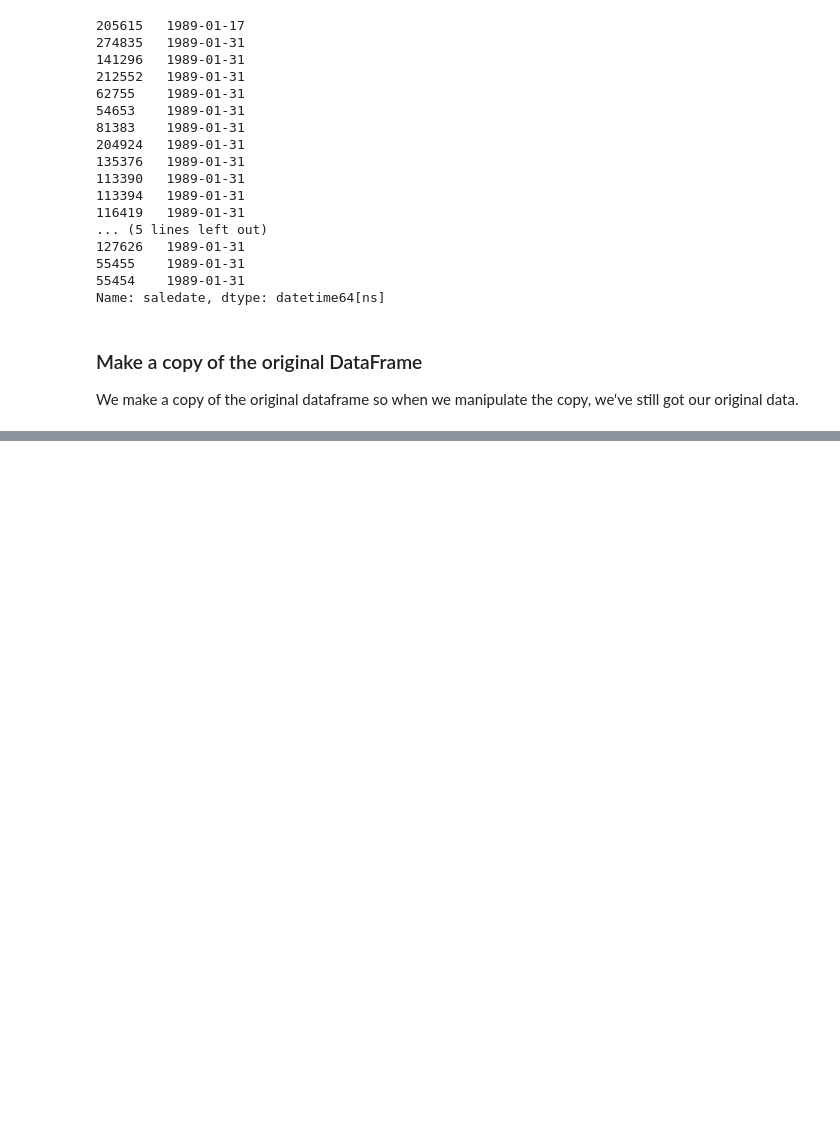
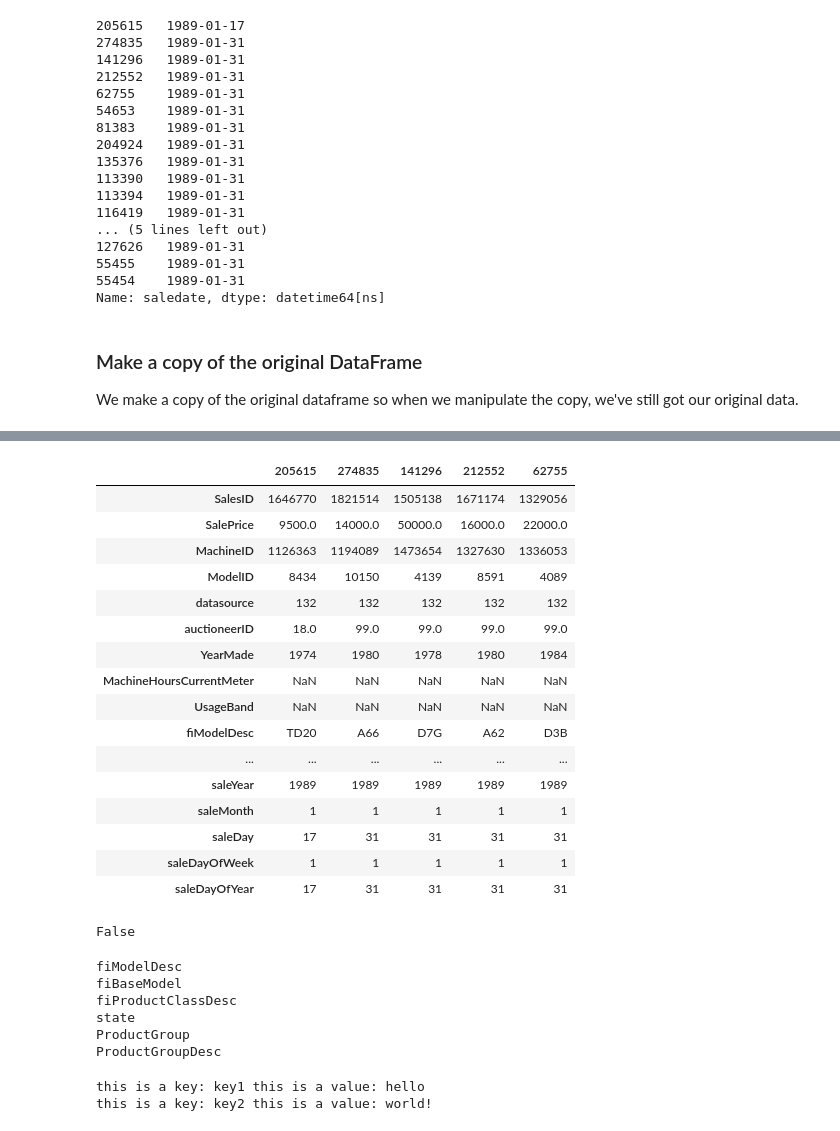
Before and after one commit to lukaszbirski/end-to-end-bulldozer-price-regression, a Jupyter notebook: end-to-end-bulldozer-price-regression.ipynb, the cells around one changed output, grey strips where cells are left out. Drawn from its saved outputs; the diff is of its cells as text; code cells hidden in the pictures; blank space fills up the shorter version.

Commit message:
Filling missing data

```diff
--- a/end-to-end-bulldozer-price-regression.ipynb
+++ b/end-to-end-bulldozer-price-regression.ipynb
@@ -233,0 +262,3 @@ df_tmp.head().T
+# %%
+# Now we've enriched our DataFrame with date time features, we can remove 'saledate'
+df_tmp.drop("saledate", axis=1, inplace=True)
@@ -233,0 +339,45 @@ df_tmp.head().T
+# %%
+df_tmp.head().T
+# %% [output]
+|  | 205615 | 274835 | 141296 | 212552 | 62755 |
+| SalesID | 1646770 | 1821514 | 1505138 | 1671174 | 1329056 |
+| SalePrice | 9500.0 | 14000.0 | 50000.0 | 16000.0 | 22000.0 |
+| MachineID | 1126363 | 1194089 | 1473654 | 1327630 | 1336053 |
+| ModelID | 8434 | 10150 | 4139 | 8591 | 4089 |
+| datasource | 132 | 132 | 132 | 132 | 132 |
+| auctioneerID | 18.0 | 99.0 | 99.0 | 99.0 | 99.0 |
+| YearMade | 1974 | 1980 | 1978 | 1980 | 1984 |
+| MachineHoursCurrentMeter | NaN | NaN | NaN | NaN | NaN |
+| UsageBand | NaN | NaN | NaN | NaN | NaN |
+| fiModelDesc | TD20 | A66 | D7G | A62 | D3B |
+| ... | ... | ... | ... | ... | ... |
+| saleYear | 1989 | 1989 | 1989 | 1989 | 1989 |
+| saleMonth | 1 | 1 | 1 | 1 | 1 |
+| saleDay | 17 | 31 | 31 | 31 | 31 |
+| saleDayOfWeek | 1 | 1 | 1 | 1 | 1 |
+| saleDayOfYear | 17 | 31 | 31 | 31 | 31 |
+# %%
+pd.api.types.is_string_dtype(df_tmp["UsageBand"])
+# %% [output]
+False
+# %%
+# Find the columns which contain strings
+for label, content in df_tmp.items():
+    if pd.api.types.is_string_dtype(content):
+        print(label)
+# %% [output]
+fiModelDesc
+fiBaseModel
+fiProductClassDesc
+state
+ProductGroup
+ProductGroupDesc
+# %%
+# If you're wondering what df.items() does, here's an example
+random_dict = {"key1": "hello", "key2": "world!"}
+
+for key, value in random_dict.items():
+    print(f"this is a key: {key}", f"this is a value: {value}")
+# %% [output]
+this is a key: key1 this is a value: hello
+this is a key: key2 this is a value: world!
```
Also changed, not shown: parts of 37 cells of this notebook, 1 other file.
